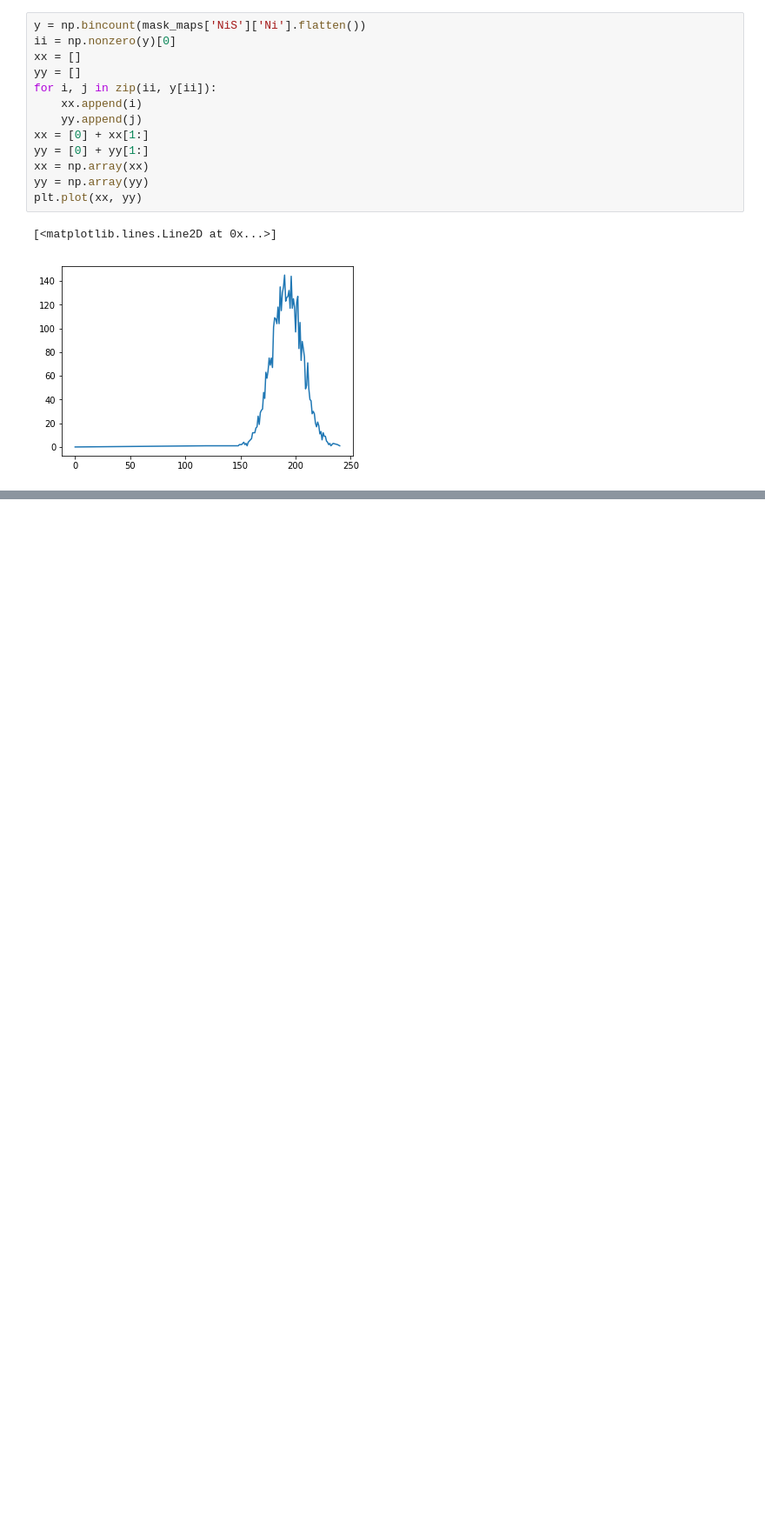
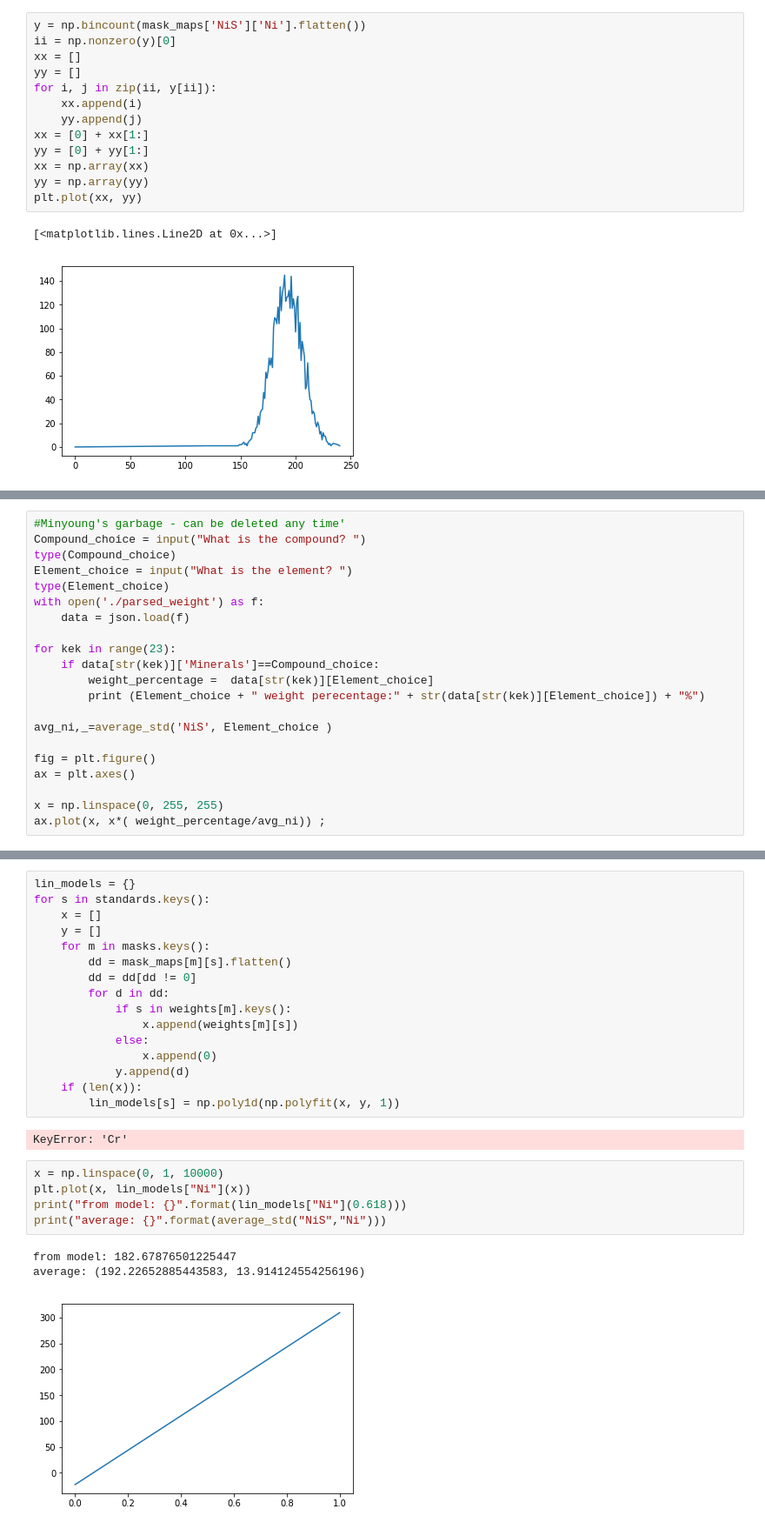
Before and after one commit to thedavekwon/meteorite, a Jupyter notebook: Calibration.ipynb, the cells around one changed output, grey strips where cells are left out. Shown at 87% size. Drawn from its saved outputs; the diff is of its cells as text; blank space fills up the shorter version.

```diff
--- a/Calibration.ipynb
+++ b/Calibration.ipynb
@@ -120,0 +151,21 @@ plt.imshow(mask(masks['NiS'], standards['Ni']), cmap="gray")
+# %%
+#Minyoung's garbage - can be deleted any time'
+Compound_choice = input("What is the compound? ")
+type(Compound_choice)
+Element_choice = input("What is the element? ")
+type(Element_choice)
+with open('./parsed_weight') as f:
+    data = json.load(f)
+
+for kek in range(23):
+    if data[str(kek)]['Minerals']==Compound_choice:
+        weight_percentage =  data[str(kek)][Element_choice]
+        print (Element_choice + " weight perecentage:" + str(data[str(kek)][Element_choice]) + "%")
+
+avg_ni,_=average_std('NiS', Element_choice )
+
+fig = plt.figure()
+ax = plt.axes()
+
+x = np.linspace(0, 255, 255)
+ax.plot(x, x*( weight_percentage/avg_ni)) ;
@@ -120,0 +192,27 @@ plt.imshow(mask(masks['NiS'], standards['Ni']), cmap="gray")
+# %%
+lin_models = {}
+for s in standards.keys():
+    x = []
+    y = []
+    for m in masks.keys():
+        dd = mask_maps[m][s].flatten()
+        dd = dd[dd != 0]
+        for d in dd:
+            if s in weights[m].keys():
+                x.append(weights[m][s])
+            else:
+                x.append(0)
+            y.append(d)
+    if (len(x)):
+        lin_models[s] = np.poly1d(np.polyfit(x, y, 1))
+# %% [output]
+KeyError: 'Cr'
+# %%
+x = np.linspace(0, 1, 10000)
+plt.plot(x, lin_models["Ni"](x))
+print("from model: {}".format(lin_models["Ni"](0.618)))
+print("average: {}".format(average_std("NiS","Ni")))
+# %% [output]
+from model: 182.67876501225447
+average: (192.22652885443583, 13.914124554256196)
+[figure, added]
```
Also changed, not shown: parts of 16 cells of this notebook, 2 other files.
